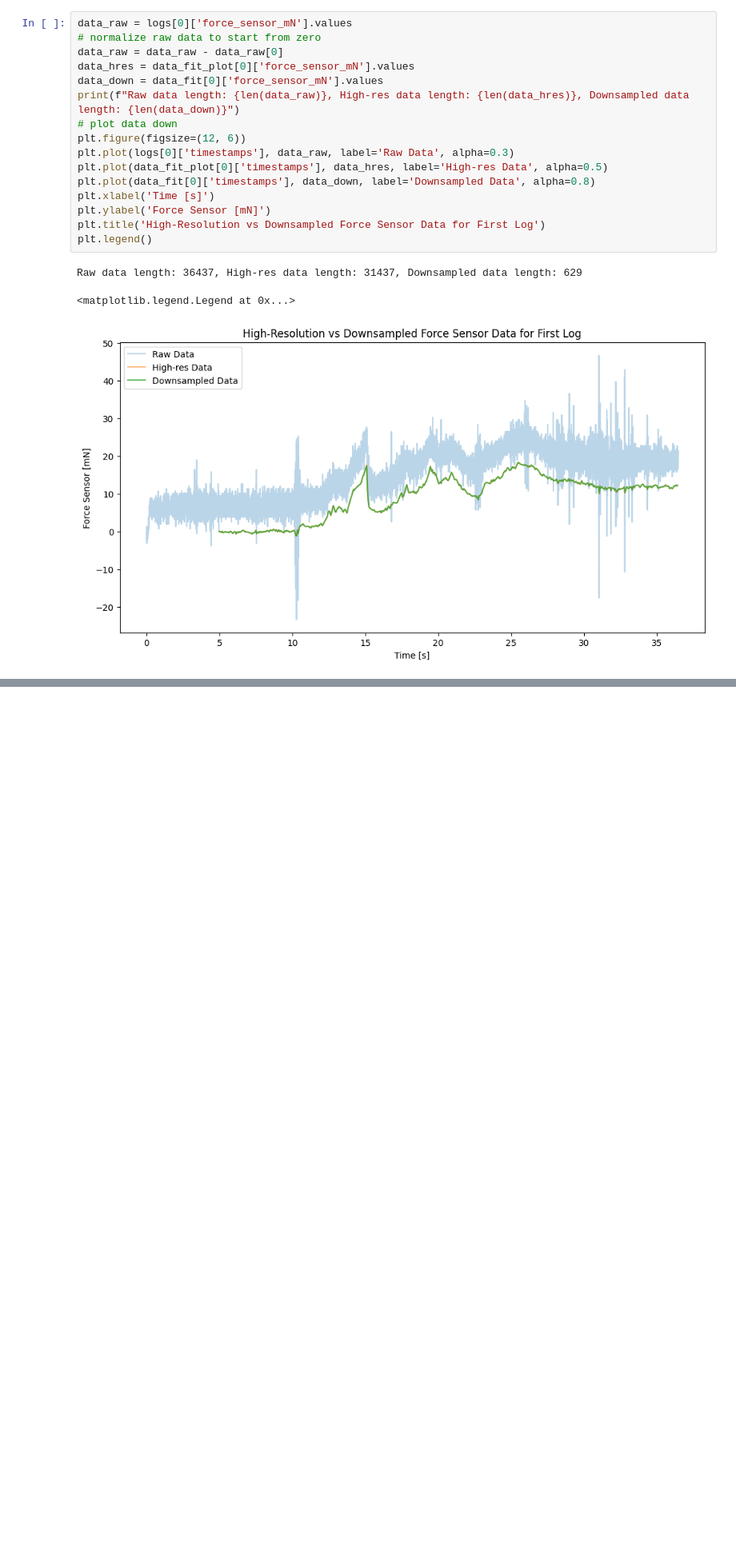
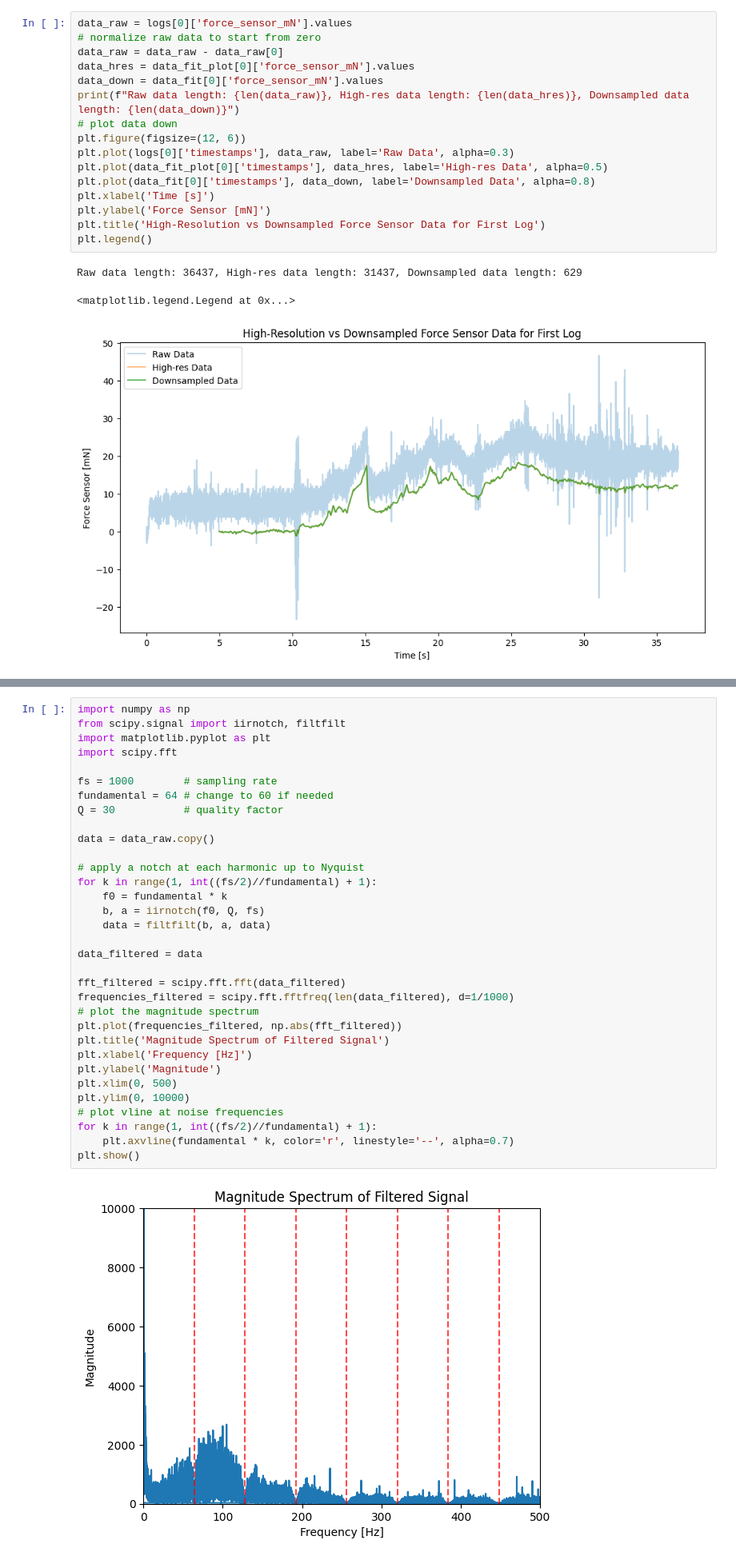
Before and after one commit to oskarboesch/TREX-Semester-Project, a Jupyter notebook: notebooks/data_anaylsis.ipynb, the cells around one changed output, grey strips where cells are left out. Shown at 80% size. Saved outputs shown, nothing was run; the diff lists cells and outputs as text; blank space fills up the shorter version.

```diff
--- a/notebooks/data_anaylsis.ipynb
+++ b/notebooks/data_anaylsis.ipynb
@@ -523,3 +537,38 @@ plt.show()
+# %%
+import numpy as np
+from scipy.signal import iirnotch, filtfilt
+import matplotlib.pyplot as plt
+import scipy.fft
+
+fs = 1000        # sampling rate
+fundamental = 64 # change to 60 if needed
+Q = 30           # quality factor
+
+data = data_raw.copy()
+
+# apply a notch at each harmonic up to Nyquist
+for k in range(1, int((fs/2)//fundamental) + 1):
+    f0 = fundamental * k
+    b, a = iirnotch(f0, Q, fs)
+    data = filtfilt(b, a, data)
+
+data_filtered = data
+
+fft_filtered = scipy.fft.fft(data_filtered)
+frequencies_filtered = scipy.fft.fftfreq(len(data_filtered), d=1/1000)
+# plot the magnitude spectrum
+plt.plot(frequencies_filtered, np.abs(fft_filtered))
+plt.title('Magnitude Spectrum of Filtered Signal')
+plt.xlabel('Frequency [Hz]')
+plt.ylabel('Magnitude')
+plt.xlim(0, 500)
+plt.ylim(0, 10000)
+# plot vline at noise frequencies
+for k in range(1, int((fs/2)//fundamental) + 1):
+    plt.axvline(fundamental * k, color='r', linestyle='--', alpha=0.7)
+plt.show()
+# %% [output]
+[figure, added]
 # %%
 # compute band powers by using a sliding window on the downsampled signal for bands [0,4], [4,6], [6,10] Hz
 window_size = 10 # samples
```
Also changed, not shown: parts of 10 cells of this notebook, 31 other files.
